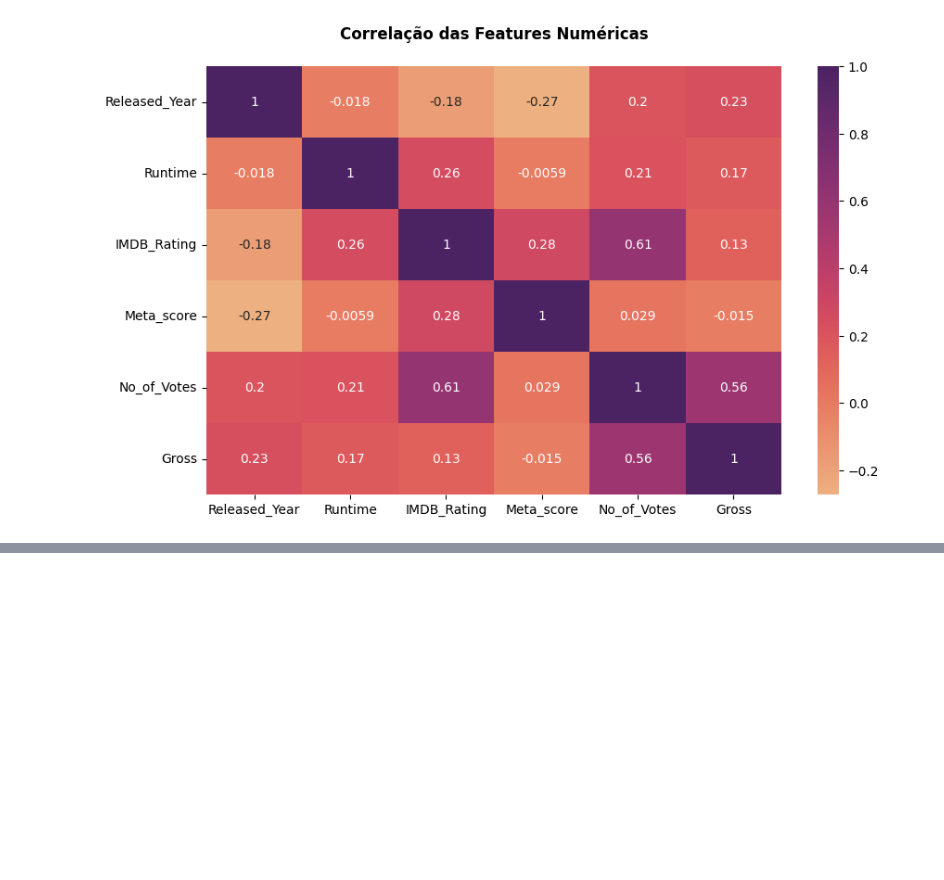
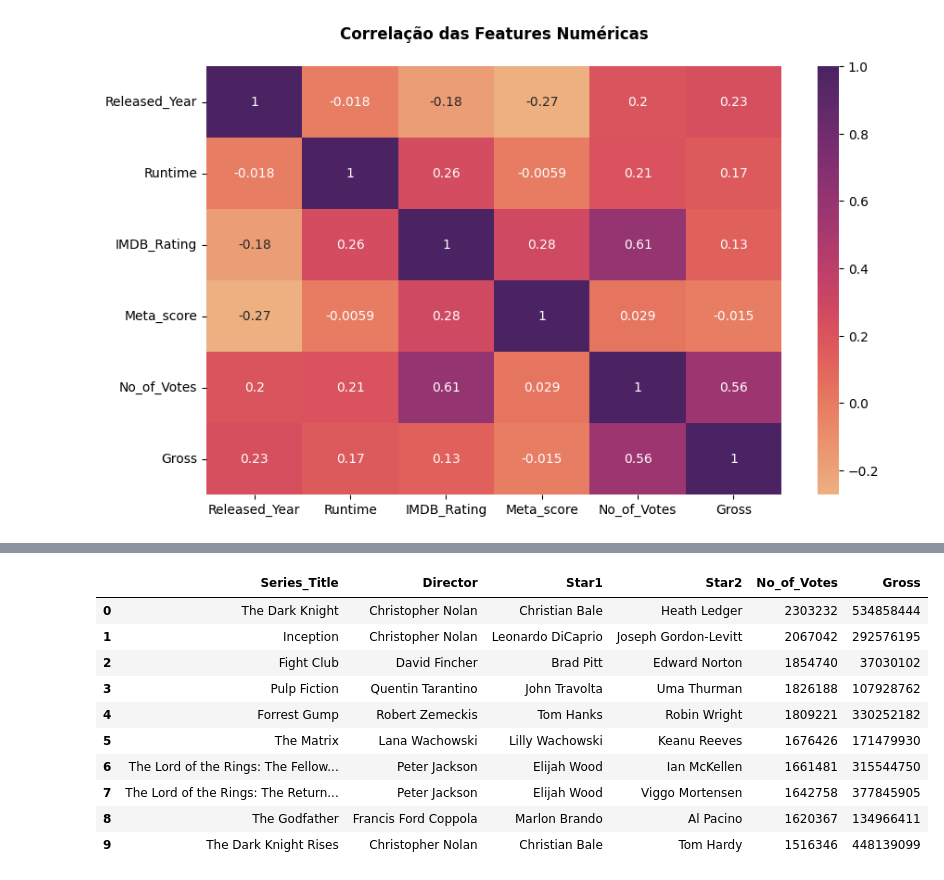
Before and after one commit to Mustasheep/LH-CD-THIAGO-DE-ASSIS, a Jupyter notebook: notebooks/desafio_indicium.ipynb, the cells around one changed output, grey strips where cells are left out. Saved outputs shown, nothing was run; the diff lists cells and outputs as text; code cells hidden in the pictures; blank space fills up the shorter version.

```diff
--- a/notebooks/desafio_indicium.ipynb
+++ b/notebooks/desafio_indicium.ipynb
@@ -357,0 +374,18 @@ plt.show()
+# %%
+col_stars = ["Series_Title", "Director", "Star1", "Star2", "No_of_Votes", "Gross"]
+df_stars = df[col_stars].copy()
+
+df_stars.sort_values(by=["No_of_Votes", "Gross"], ascending=False, inplace=True, ignore_index=True)
+df_stars.head(10)
+# %% [output]
+|  | Series_Title | Director | Star1 | Star2 | No_of_Votes | Gross |
+| 0 | The Dark Knight | Christopher Nolan | Christian Bale | Heath Ledger | 2303232 | 534858444 |
+| 1 | Inception | Christopher Nolan | Leonardo DiCaprio | Joseph Gordon-Levitt | 2067042 | 292576195 |
+| 2 | Fight Club | David Fincher | Brad Pitt | Edward Norton | 1854740 | 37030102 |
+| 3 | Pulp Fiction | Quentin Tarantino | John Travolta | Uma Thurman | 1826188 | 107928762 |
+| 4 | Forrest Gump | Robert Zemeckis | Tom Hanks | Robin Wright | 1809221 | 330252182 |
+| 5 | The Matrix | Lana Wachowski | Lilly Wachowski | Keanu Reeves | 1676426 | 171479930 |
+| 6 | The Lord of the Rings: The Fellow... | Peter Jackson | Elijah Wood | Ian McKellen | 1661481 | 315544750 |
+| 7 | The Lord of the Rings: The Return... | Peter Jackson | Elijah Wood | Viggo Mortensen | 1642758 | 377845905 |
+| 8 | The Godfather | Francis Ford Coppola | Marlon Brando | Al Pacino | 1620367 | 134966411 |
+| 9 | The Dark Knight Rises | Christopher Nolan | Christian Bale | Tom Hardy | 1516346 | 448139099 |
```
Also changed, not shown: parts of 24 cells of this notebook.
